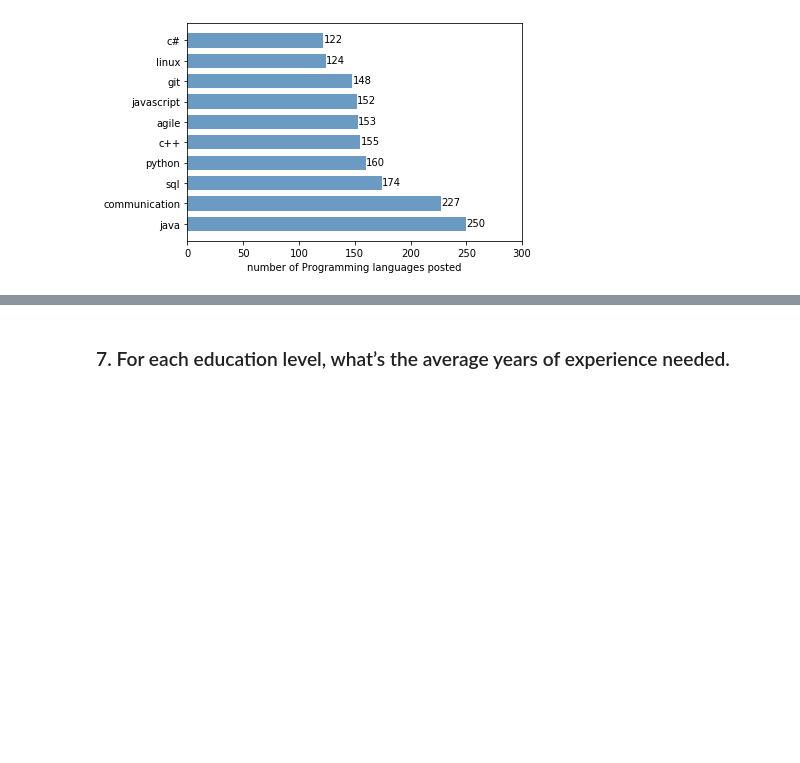
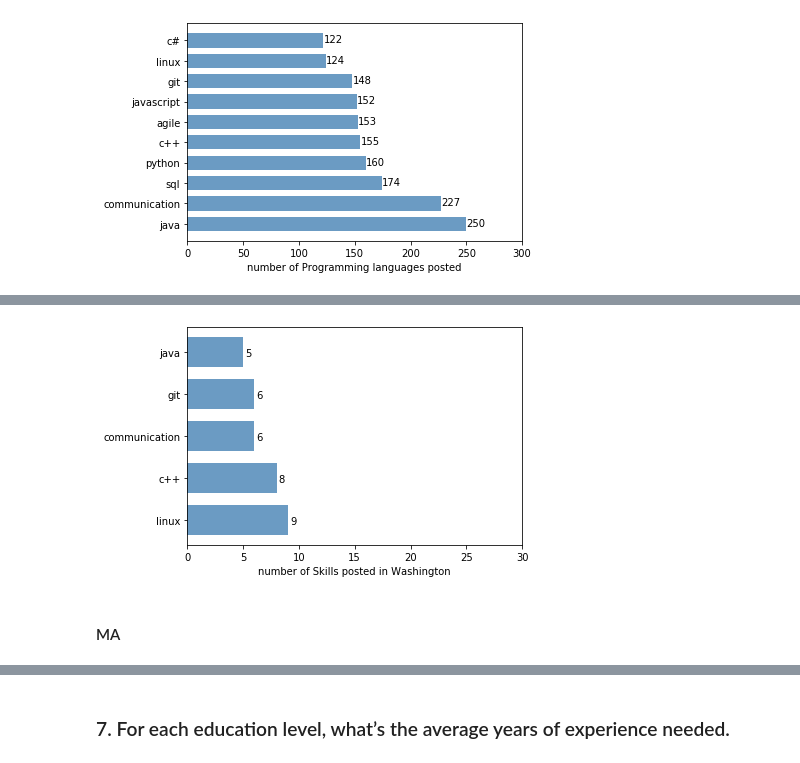
Before and after one commit to Leona-Hu/Skill-Finder, a Jupyter notebook: Skill_Finder_Analysis.ipynb, the cells around one changed output, grey strips where cells are left out. Drawn from its saved outputs; the diff is of its cells as text; code cells hidden in the pictures; blank space fills up the shorter version.

```diff
--- a/Skill_Finder_Analysis.ipynb
+++ b/Skill_Finder_Analysis.ipynb
@@ -399,0 +462,29 @@ plt.show()
+# %%
+wa_data = sde_data[sde_data['state'] == 'wa']
+dic = {}
+for col in wa_data.columns:
+    temp = wa_data[col].value_counts().get(1)
+    if temp is not None:
+        dic[col] = temp
+dic = sorted(dic.items(), key=lambda item: item[1], reverse=True)
+jobs = []
+job_number = []
+for each in dic:
+    jobs.append(each[0]);
+    job_number.append(each[1])
+select_jobs = jobs[0:5]
+selects_job_num = job_number[0:5]
+# %%
+plt.figure()
+plt.barh(range(5), selects_job_num, height=0.7, color='steelblue', alpha=0.8)
+plt.yticks(range(5), select_jobs)
+plt.xlim(0,30)
+plt.xlabel("number of Skills posted in Washington")
+plt.title("")
+for x, y in enumerate(selects_job_num):
+    plt.text(y + 0.2, x - 0.1, '%s' % y)
+plt.show()
+# %% [output]
+[figure, added]
+# %% [markdown]
+#### MA
```
Also changed, not shown: parts of 15 cells of this notebook.
